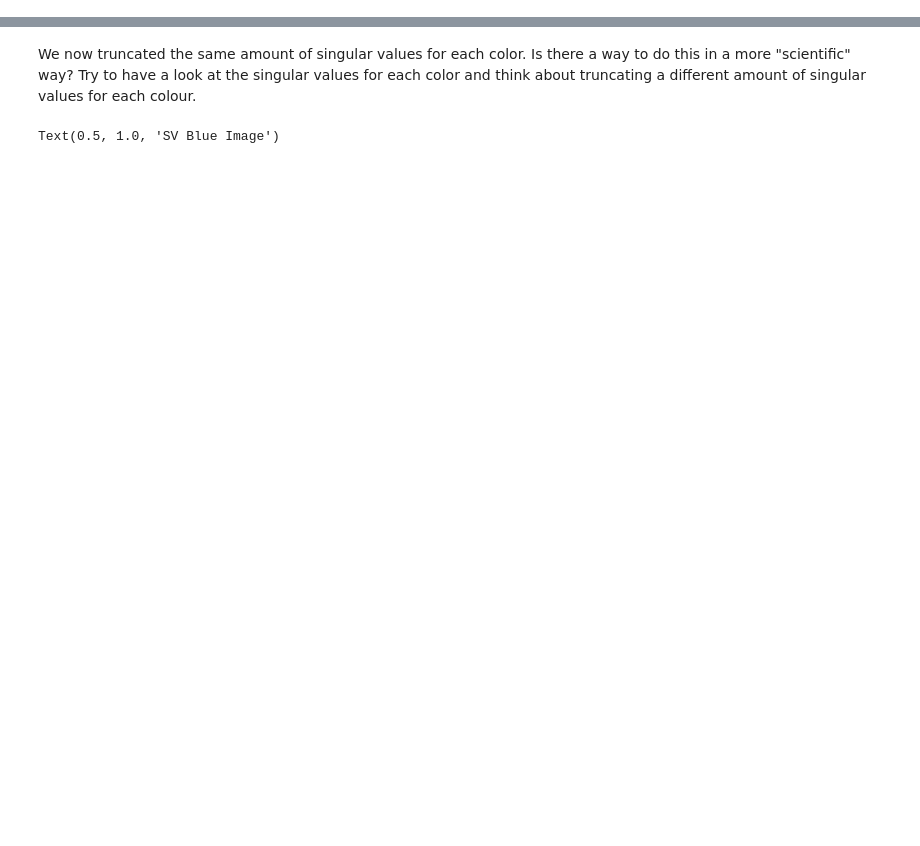
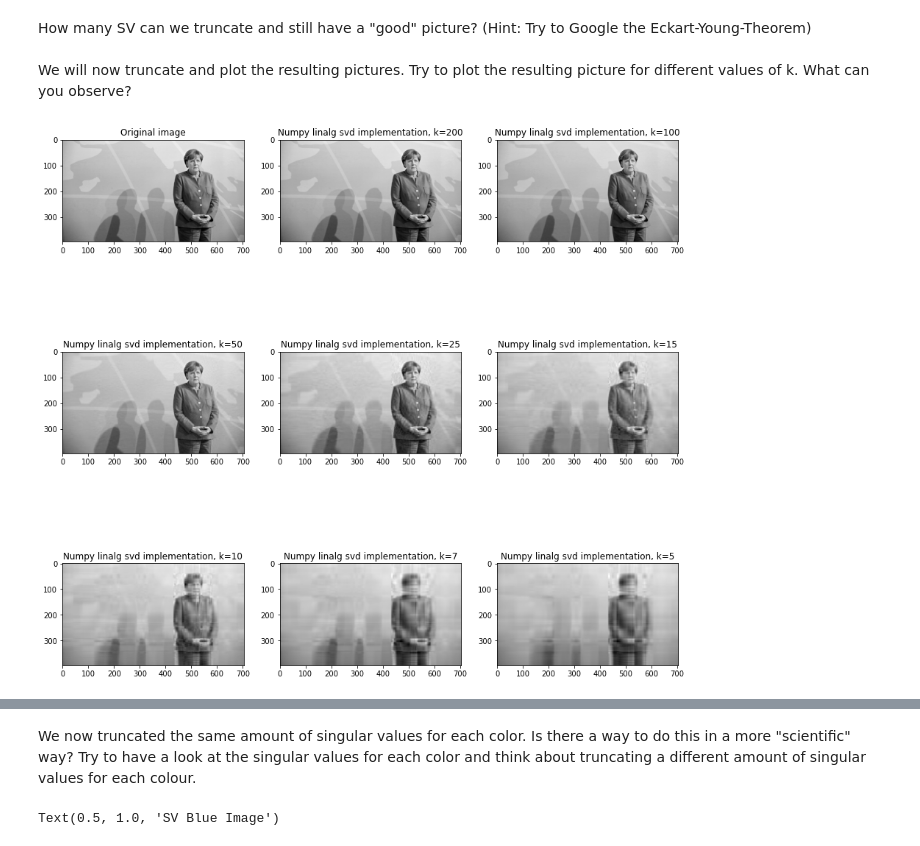
Before and after one commit to Saamuu/DataLab, a Jupyter notebook: DataLab/ImageCompression.ipynb, the cells around one changed output, grey strips where cells are left out. Cells and saved outputs as stored; diff of their text form; code cells hidden in the pictures; blank space fills up the shorter version.

```diff
--- a/DataLab/ImageCompression.ipynb
+++ b/DataLab/ImageCompression.ipynb
@@ -114 +105,35 @@ for i in range(len(k)):
+# %% [markdown]
+How many SV can we truncate and still have a "good" picture? (Hint: Try to Google the Eckart-Young-Theorem)<br>
+<br>
+We will now truncate and plot the resulting pictures. Try to plot the resulting picture for different values of k. What can you observe?
+# %%
+row_count = math.ceil(len(k)/3)
+column_count = math.ceil(len(k)/row_count)
+
+fig = plt.figure(figsize=(15,15))
+plot_ = []
+for i in range(len(k)):
+    ax = plt.subplot(row_count, column_count, i+1)
+    plot_.append(ax)
+
+plt.ion()
+for i in range(len(k)):
+    fig.canvas.draw()
+
+    U_trunc, S_trunc, Vt_trunc = truncate(U, S, V, k[i])
+    _U_trunc, _S_trunc, _Vt_trunc = truncate(U_, S_, V_, k[i])
+
+    my_channel =  U_trunc @ np.diag(S_trunc) @ Vt_trunc
+    linalg_channel =  _U_trunc @ np.diag(_S_trunc) @ _Vt_trunc
+    if i==0:
+        plot_[i].title.set_text(f"Original image")
+        plot_[i].imshow(gray_channel, cmap='gray')
+    else:
+        plot_[i].title.set_text(f"Numpy linalg svd implementation, k={k[i]}")
+        plot_[i].imshow(linalg_channel, cmap='gray')
+
+#figu = plt.figure()
+#plt.imshow(linalg_channel, cmap='gray')
+# %% [output]
+[figure, added]
 # %% [markdown]
```
Also changed, not shown: parts of 9 cells of this notebook.
